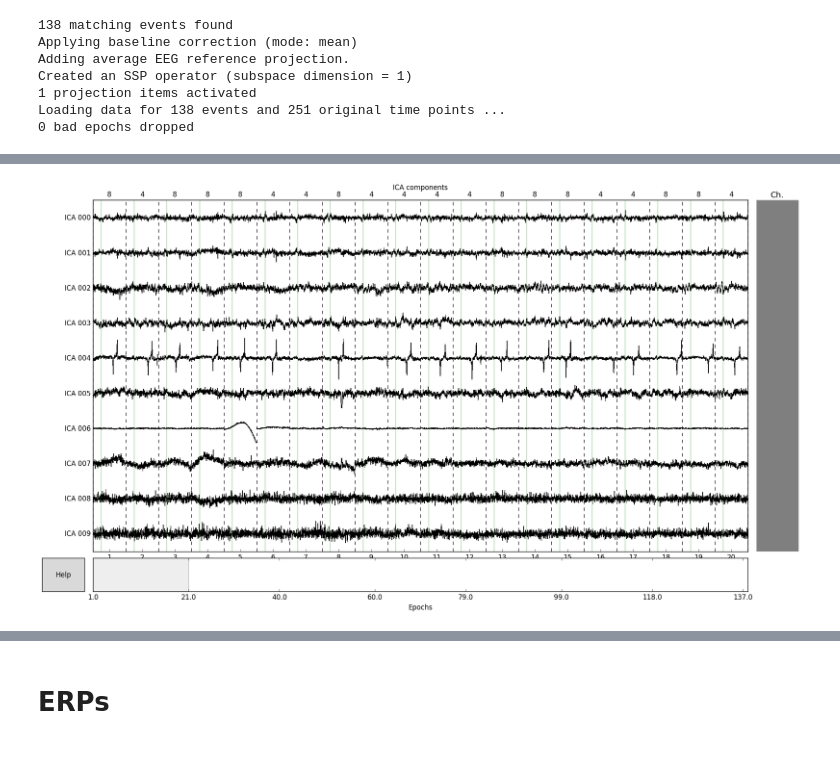
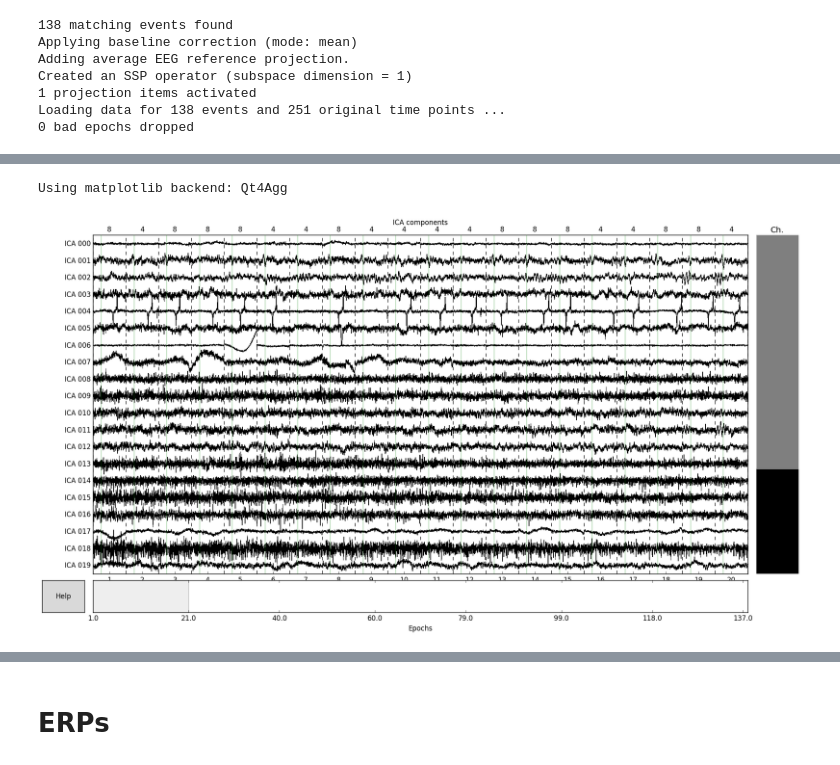
Before and after one commit to mmagnuski/mozg-rozpajton, a Jupyter notebook: notebooks/podstawy mne.ipynb, the cells around one changed output, grey strips where cells are left out. Cells and saved outputs as stored; diff of their text form; code cells hidden in the pictures.

```diff
--- a/notebooks/podstawy mne.ipynb
+++ b/notebooks/podstawy mne.ipynb
@@ -25,0 +31,4 @@ fls
+# %%
+# widzimy powyżej pliki .fdt .set i .raw - chcemy tylko raw, pomoże nam list comprehension:
+fls = [f for f in fls if f.endswith('.raw')]
+fls
@@ -166,6 +227,6 @@ Z opisu wyniżej wnioskujemy, że jedna epoka została usunięta. Czas na ica:
 # %%
 from mne.preprocessing import ICA
-ica = ICA(method='extended-infomax')
+ica = ICA(method='extended-infomax', n_components=0.98, max_iter=380)
 # %%
 ica.fit(ep)
 # %% [output]
@@ -182,5 +243,7 @@ ica.plot_components(picks=range(10))
 # %%
-ica.plot_sources(ep, picks=range(10), show=False)
+%matplotlib
+ica.plot_sources(ep, picks=range(29), show=False)
 # %% [output]
+Using matplotlib backend: Qt4Agg
-[figure, old version]
+[figure, new version]
 # %%
```
Also changed, not shown: parts of 48 cells of this notebook.
